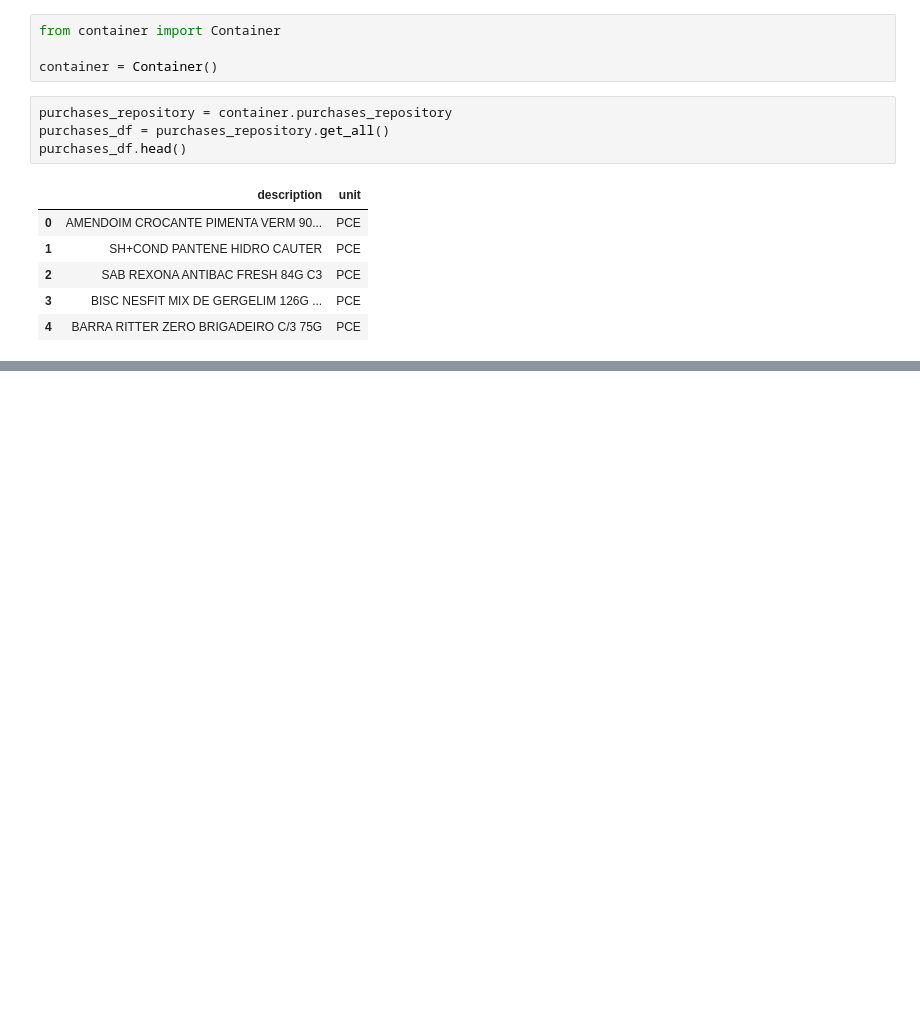
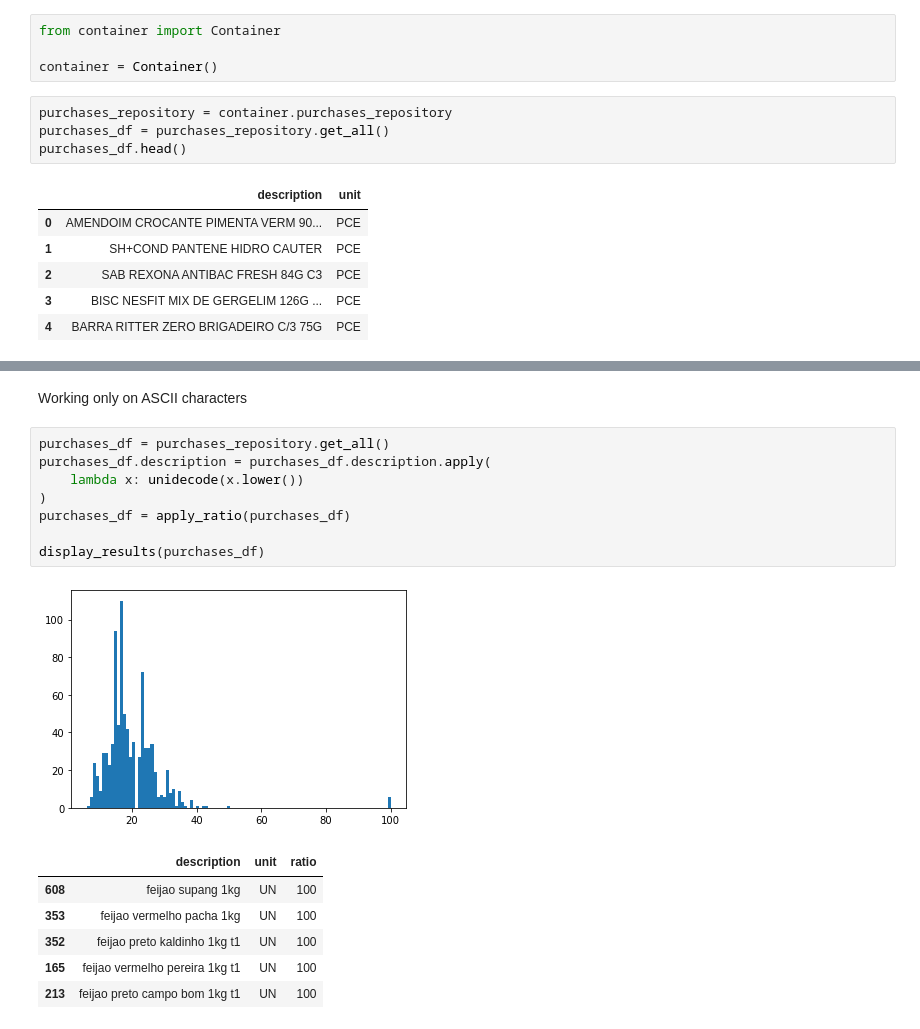
Before and after one commit to almeidajr/emds, a Jupyter notebook: notebooks/product_names.ipynb, the cells around one changed output, grey strips where cells are left out. Saved outputs shown, nothing was run; the diff lists cells and outputs as text; blank space fills up the shorter version.

```diff
--- a/notebooks/product_names.ipynb
+++ b/notebooks/product_names.ipynb
@@ -32,0 +105,18 @@ purchases_df.head()
+# %% [markdown]
+Working only on ASCII characters
+# %%
+purchases_df = purchases_repository.get_all()
+purchases_df.description = purchases_df.description.apply(
+    lambda x: unidecode(x.lower())
+)
+purchases_df = apply_ratio(purchases_df)
+
+display_results(purchases_df)
+# %% [output]
+[figure, added]
+|  | description | unit | ratio |
+| 608 | feijao supang 1kg | UN | 100 |
+| 353 | feijao vermelho pacha 1kg | UN | 100 |
+| 352 | feijao preto kaldinho 1kg t1 | UN | 100 |
+| 165 | feijao vermelho pereira 1kg t1 | UN | 100 |
+| 213 | feijao preto campo bom 1kg t1 | UN | 100 |
```
Also changed, not shown: parts of 9 cells of this notebook.
